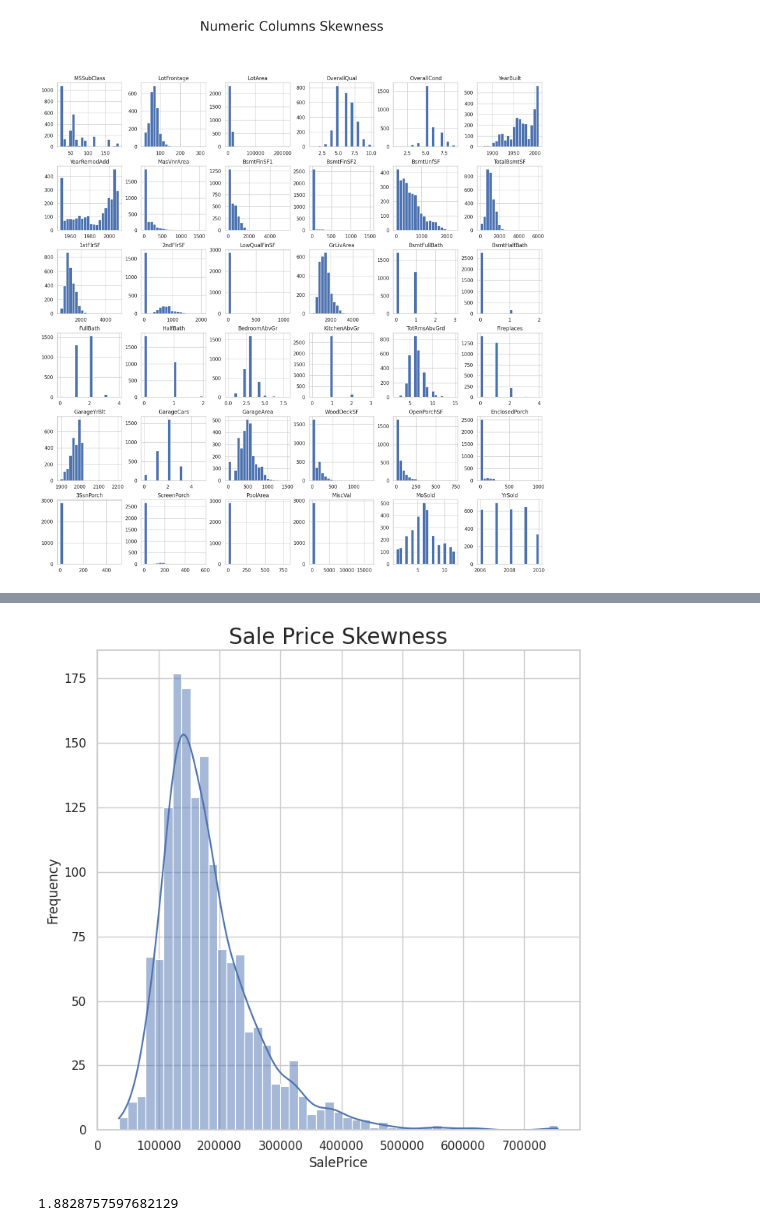
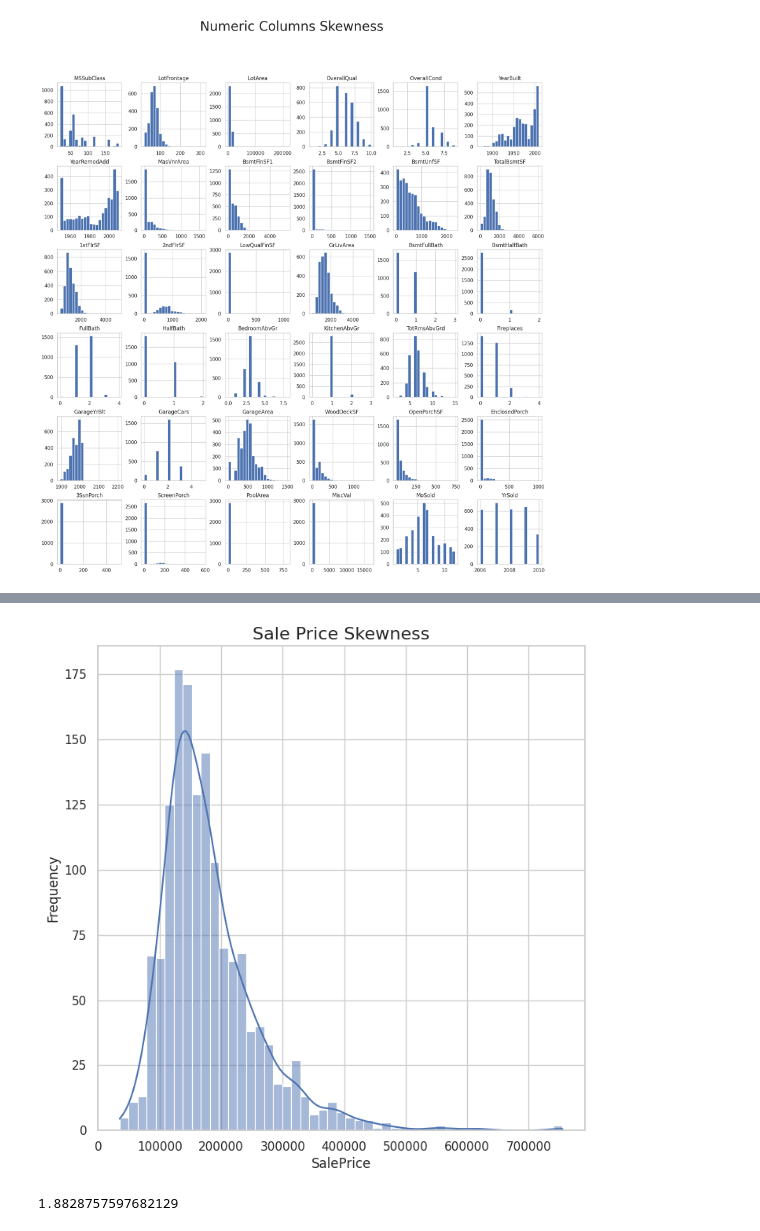
Before and after one commit to benaytms/house_prices_pred, a Jupyter notebook: main.ipynb, the cells around one changed output, grey strips where cells are left out. Cells and saved outputs as stored; diff of their text form; code cells hidden in the pictures.

Commit message:
correlation matrix change and font size for titles change

```diff
--- a/main.ipynb
+++ b/main.ipynb
@@ -288,11 +288,11 @@ dtype: float64
 # %%
 plt.figure(figsize=(8,8))
 sns.histplot(train['SalePrice'], kde=True)
-plt.title('Sale Price Skewness', fontsize=20)
+plt.title('Sale Price Skewness', fontsize=16)
 plt.ylabel('Frequency')
 plt.show()
 # %% [output]
-[figure, old version]
+[figure, new version]
 # %%
 print(train['SalePrice'].skew())
 # %% [output]
```
Also changed, not shown: parts of 4 cells of this notebook, 8 other files.
